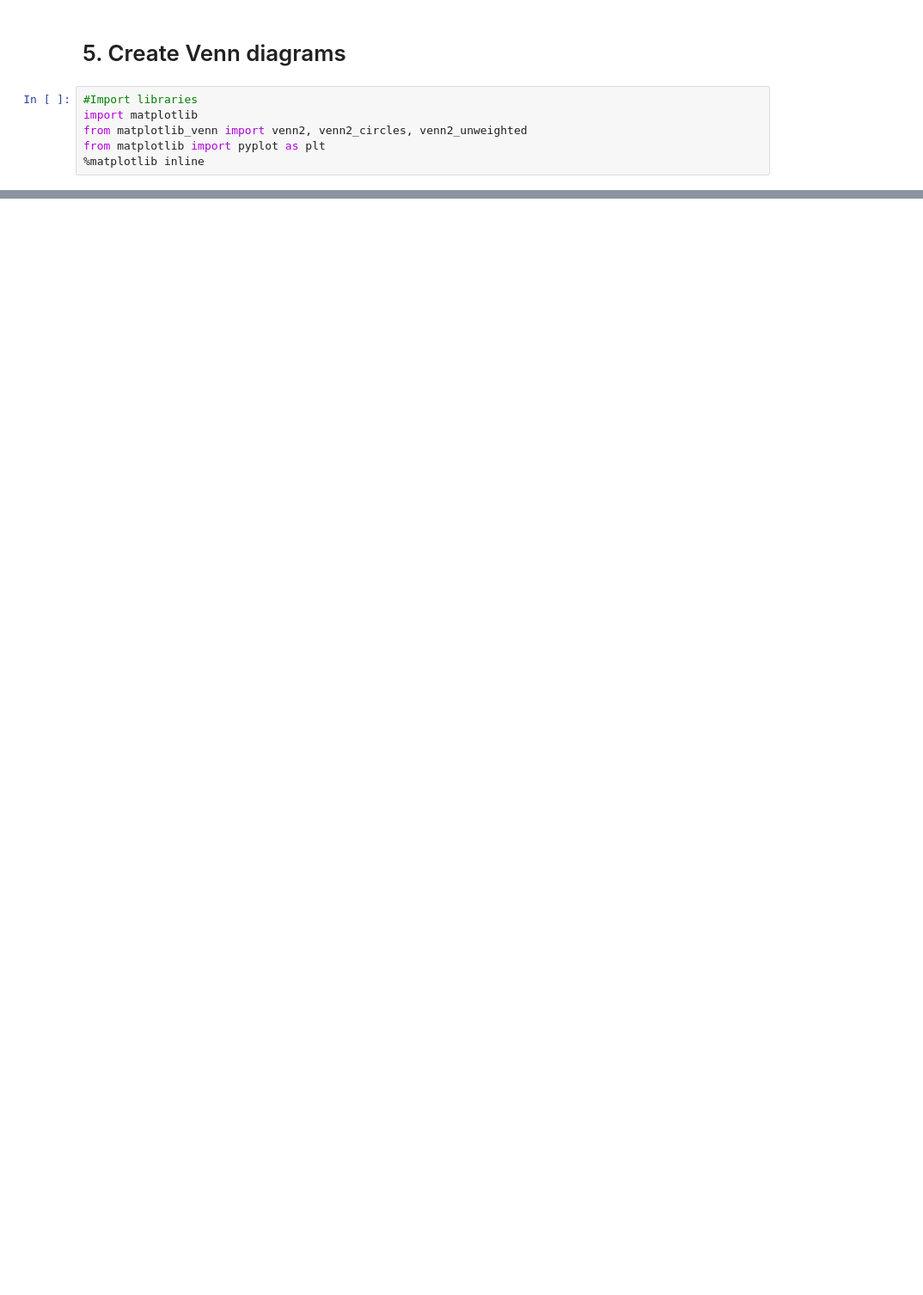
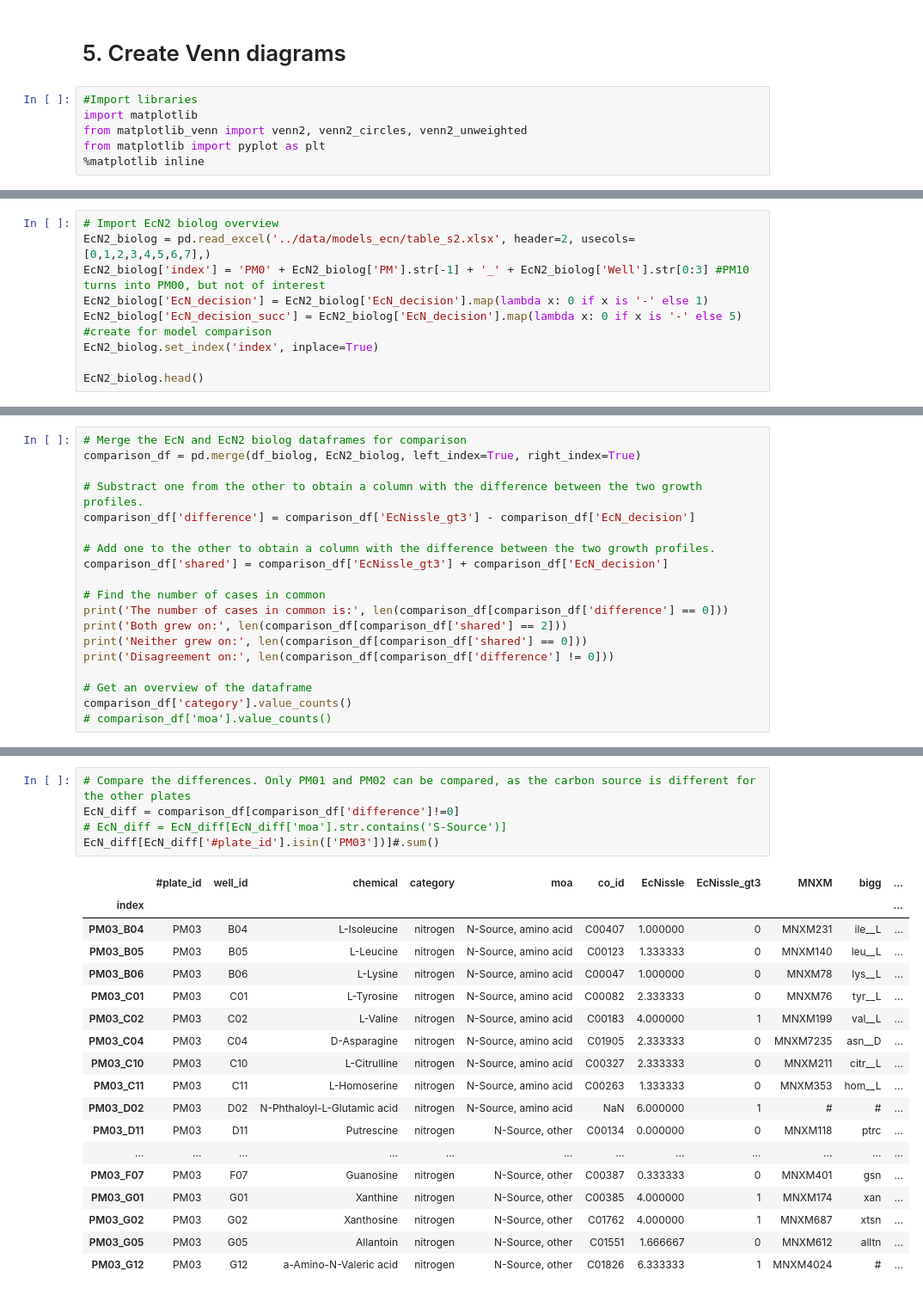
Before and after one commit to maxvthof/EcN_model, a Jupyter notebook: notebooks/5.1_Biolog.ipynb, the cells around one changed output, grey strips where cells are left out. Shown at 86% size. Drawn from its saved outputs; the diff is of its cells as text; blank space fills up the shorter version.

```diff
--- a/notebooks/5.1_Biolog.ipynb
+++ b/notebooks/5.1_Biolog.ipynb
@@ -746,0 +838,9 @@ plt.savefig('../figures/sulfur_venn.png')
+# %%
+# Import EcN2 biolog overview
+EcN2_biolog = pd.read_excel('../data/models_ecn/table_s2.xlsx', header=2, usecols=[0,1,2,3,4,5,6,7],)
+EcN2_biolog['index'] = 'PM0' + EcN2_biolog['PM'].str[-1] + '_' + EcN2_biolog['Well'].str[0:3] #PM10 turns into PM00, but not of interest
+EcN2_biolog['EcN_decision'] = EcN2_biolog['EcN_decision'].map(lambda x: 0 if x is '-' else 1)
+EcN2_biolog['EcN_decision_succ'] = EcN2_biolog['EcN_decision'].map(lambda x: 0 if x is '-' else 5) #create for model comparison
+EcN2_biolog.set_index('index', inplace=True)
+
+EcN2_biolog.head()
@@ -746,0 +855,19 @@ plt.savefig('../figures/sulfur_venn.png')
+# %%
+# Merge the EcN and EcN2 biolog dataframes for comparison
+comparison_df = pd.merge(df_biolog, EcN2_biolog, left_index=True, right_index=True)
+
+# Substract one from the other to obtain a column with the difference between the two growth profiles.
+comparison_df['difference'] = comparison_df['EcNissle_gt3'] - comparison_df['EcN_decision']
+
+# Add one to the other to obtain a column with the difference between the two growth profiles.
+comparison_df['shared'] = comparison_df['EcNissle_gt3'] + comparison_df['EcN_decision']
+
+# Find the number of cases in common
+print('The number of cases in common is:', len(comparison_df[comparison_df['difference'] == 0]))
+print('Both grew on:', len(comparison_df[comparison_df['shared'] == 2]))
+print('Neither grew on:', len(comparison_df[comparison_df['shared'] == 0]))
+print('Disagreement on:', len(comparison_df[comparison_df['difference'] != 0]))
+
+# Get an overview of the dataframe
+comparison_df['category'].value_counts()
+# comparison_df['moa'].value_counts()
@@ -746,0 +966,24 @@ plt.savefig('../figures/sulfur_venn.png')
+# %%
+# Compare the differences. Only PM01 and PM02 can be compared, as the carbon source is different for the other plates
+EcN_diff = comparison_df[comparison_df['difference']!=0]
+# EcN_diff = EcN_diff[EcN_diff['moa'].str.contains('S-Source')]
+EcN_diff[EcN_diff['#plate_id'].isin(['PM03'])]#.sum()
+# %% [output]
+|  | #plate_id | well_id | chemical | category | moa | co_id | EcNissle | EcNissle_gt3 | MNXM | bigg | ... |
+| index |  |  |  |  |  |  |  |  |  |  | ... |
+| PM03_B04 | PM03 | B04 | L-Isoleucine | nitrogen | N-Source, amino acid | C00407 | 1.000000 | 0 | MNXM231 | ile__L | ... |
+| PM03_B05 | PM03 | B05 | L-Leucine | nitrogen | N-Source, amino acid | C00123 | 1.333333 | 0 | MNXM140 | leu__L | ... |
+| PM03_B06 | PM03 | B06 | L-Lysine | nitrogen | N-Source, amino acid | C00047 | 1.000000 | 0 | MNXM78 | lys__L | ... |
+| PM03_C01 | PM03 | C01 | L-Tyrosine | nitrogen | N-Source, amino acid | C00082 | 2.333333 | 0 | MNXM76 | tyr__L | ... |
+| PM03_C02 | PM03 | C02 | L-Valine | nitrogen | N-Source, amino acid | C00183 | 4.000000 | 1 | MNXM199 | val__L | ... |
+| PM03_C04 | PM03 | C04 | D-Asparagine | nitrogen | N-Source, amino acid | C01905 | 2.333333 | 0 | MNXM7235 | asn__D | ... |
+| PM03_C10 | PM03 | C10 | L-Citrulline | nitrogen | N-Source, amino acid | C00327 | 2.333333 | 0 | MNXM211 | citr__L | ... |
+| PM03_C11 | PM03 | C11 | L-Homoserine | nitrogen | N-Source, amino acid | C00263 | 1.333333 | 0 | MNXM353 | hom__L | ... |
+| PM03_D02 | PM03 | D02 | N-Phthaloyl-L-Glutamic acid | nitrogen | N-Source, amino acid | NaN | 6.000000 | 1 | # | # | ... |
+| PM03_D11 | PM03 | D11 | Putrescine | nitrogen | N-Source, other | C00134 | 0.000000 | 0 | MNXM118 | ptrc | ... |
+| ... | ... | ... | ... | ... | ... | ... | ... | ... | ... | ... | ... |
+| PM03_F07 | PM03 | F07 | Guanosine | nitrogen | N-Source, other | C00387 | 0.333333 | 0 | MNXM401 | gsn | ... |
+| PM03_G01 | PM03 | G01 | Xanthine | nitrogen | N-Source, other | C00385 | 4.000000 | 1 | MNXM174 | xan | ... |
+| PM03_G02 | PM03 | G02 | Xanthosine | nitrogen | N-Source, other | C01762 | 4.000000 | 1 | MNXM687 | xtsn | ... |
+| PM03_G05 | PM03 | G05 | Allantoin | nitrogen | N-Source, other | C01551 | 1.666667 | 0 | MNXM612 | alltn | ... |
+| PM03_G12 | PM03 | G12 | a-Amino-N-Valeric acid | nitrogen | N-Source, other | C01826 | 6.333333 | 1 | MNXM4024 | # | ... |
```
Also changed, not shown: parts of 49 cells of this notebook, 55 other files.
